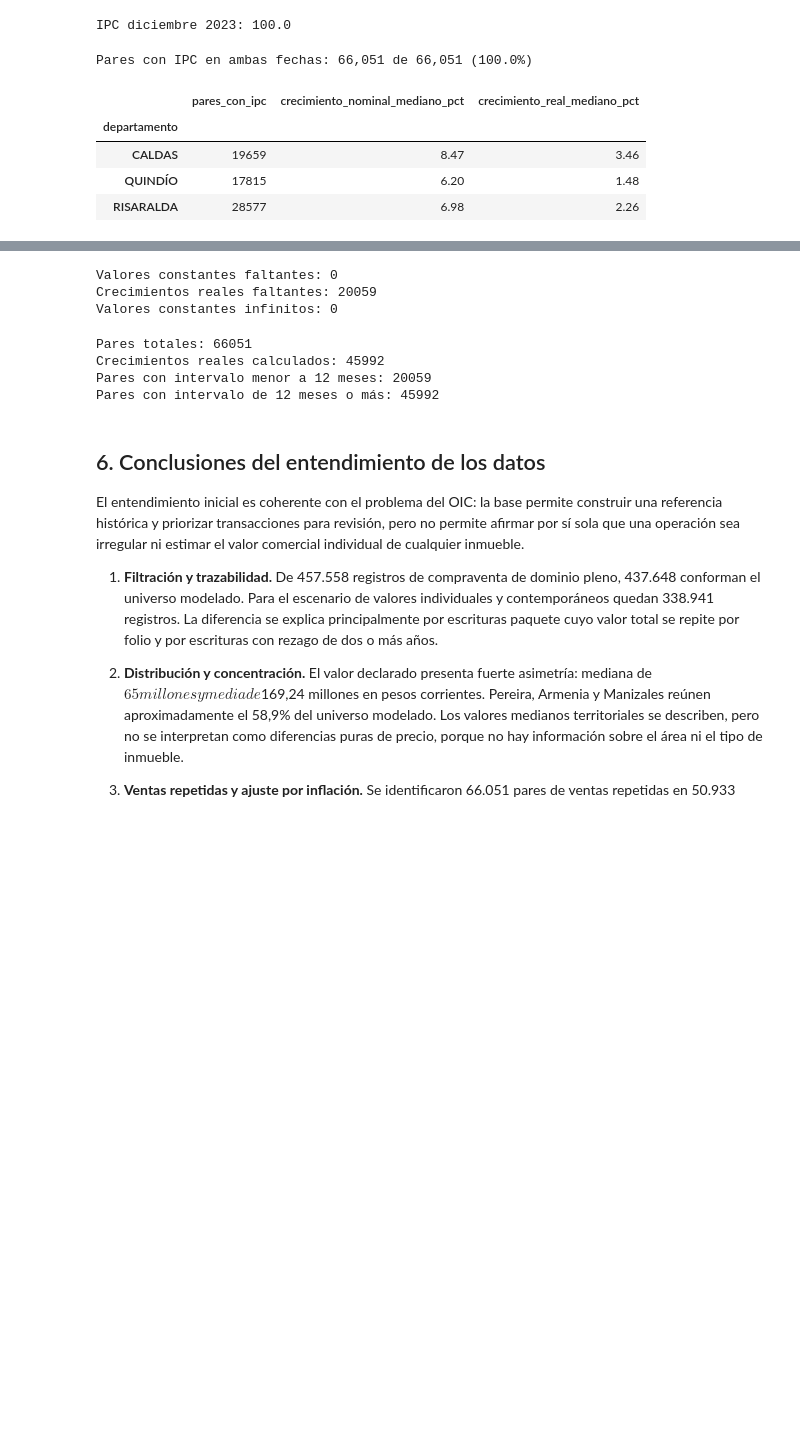
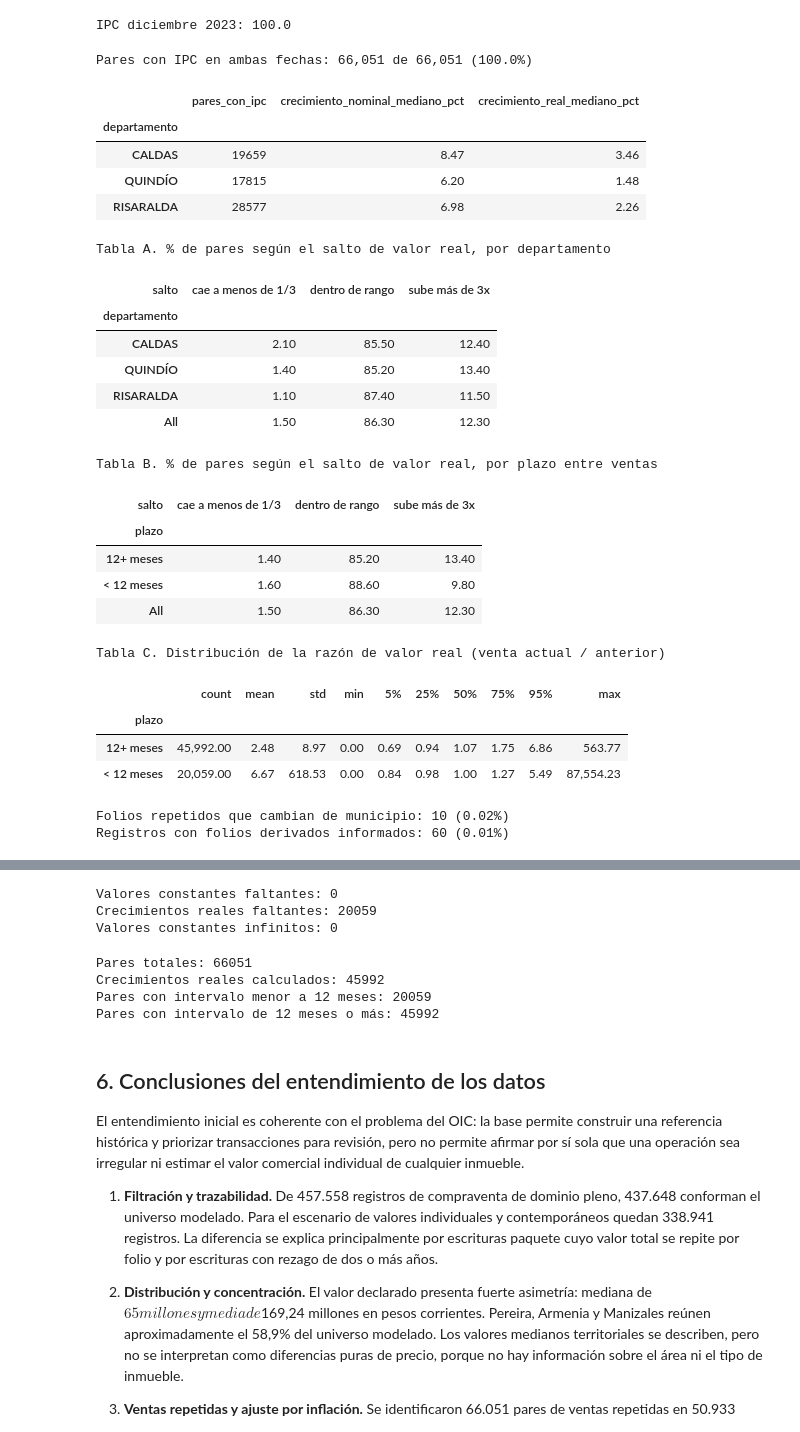
Before and after one commit to felipedbthecreator/Proyecto-GPA-MIAD, a Jupyter notebook: notebooks/parte3_entendimiento_datos_actualizado.ipynb, the cells around one changed output, grey strips where cells are left out. Saved outputs shown, nothing was run; the diff lists cells and outputs as text; code cells hidden in the pictures; blank space fills up the shorter version.

```diff
--- a/notebooks/parte3_entendimiento_datos_actualizado.ipynb
+++ b/notebooks/parte3_entendimiento_datos_actualizado.ipynb
@@ -315,7 +357,7 @@ El valor de cada escritura se expresa en pesos de diciembre de 2023 mediante:
 **Control:** si no se encuentra una serie mensual adecuada, el código detiene esta sección con un mensaje explícito; no inventa ni aproxima el IPC. La versión actual del informe reporta un cruce del 99,9% con IPC y un crecimiento real cercano al 29% en la mediana entre 2015 y 2023, calculado para el conjunto de compraventas de la Parte I. Ese resultado no se atribuye automáticamente a las ventas repetidas: aquí se recalcula sobre los pares disponibles.
 # %%
 # Configuración del archivo IPC del DANE
-IPC_ARCHIVO = RAIZ / "data" / "raw" / "anex-IPC-Variacion-oct2026.xlsx"
+IPC_ARCHIVO = RAIZ / "data" / "raw" / "fuentes" / "anex-IPC-Variacion-oct2026.xlsx"
 IPC_COL_FECHA = None
 IPC_COL_INDICE = None
 
@@ -573,3 +615,56 @@ Pares con IPC en ambas fechas: 66,051 de 66,051 (100.0%)
 | CALDAS | 19659 | 8.47 | 3.46 |
 | QUINDÍO | 17815 | 6.20 | 1.48 |
 | RISARALDA | 28577 | 6.98 | 2.26 |
+# %%
+# 4.c ¿El folio sigue siendo el mismo inmueble? (respuesta a la retroalimentación de la Guía 1)
+# Como FOLIOS_DERIVADOS viene vacío, se usan dos pruebas indirectas.
+p = pares.dropna(subset=["razon_valor_real"]).copy()
+
+# Prueba 1: saltos de valor real implausibles entre dos ventas del mismo folio
+# (umbral de trabajo: el valor real se multiplica por más de 3 o cae a menos de un tercio)
+p["salto"] = np.select(
+    [p["razon_valor_real"] > 3, p["razon_valor_real"] < 1/3],
+    ["sube más de 3x", "cae a menos de 1/3"],
+    default="dentro de rango",
+)
+p["plazo"] = np.where(p["meses_entre_ventas"] >= 12, "12+ meses", "< 12 meses")
+
+print("Tabla A. % de pares según el salto de valor real, por departamento")
+display(pd.crosstab(p["departamento"], p["salto"], normalize="index", margins=True).mul(100).round(1))
+
+print("Tabla B. % de pares según el salto de valor real, por plazo entre ventas")
+display(pd.crosstab(p["plazo"], p["salto"], normalize="index", margins=True).mul(100).round(1))
+
+print("Tabla C. Distribución de la razón de valor real (venta actual / anterior)")
+display(p.groupby("plazo")["razon_valor_real"]
+         .describe(percentiles=[.05, .25, .5, .75, .95]).round(2))
+
+# Prueba 2: un folio no debería cambiar de municipio entre ventas
+rep = d[candidatos & d["matricula"].isin(pares["matricula"])]
+cambia = rep.groupby("matricula")["divipola"].nunique().gt(1)
+print(f"\nFolios repetidos que cambian de municipio: {cambia.sum():,} ({cambia.mean()*100:.2f}%)")
+
+# Limitación documentada: el campo que permitiría ver desenglobes viene casi vacío
+deriv = d["folios_derivados"].notna() & d["folios_derivados"].astype(str).str.strip().ne("")
+print(f"Registros con folios derivados informados: {deriv.sum():,} ({deriv.mean()*100:.2f}%)")
+# %% [output]
+Tabla A. % de pares según el salto de valor real, por departamento
+| salto | cae a menos de 1/3 | dentro de rango | sube más de 3x |
+| departamento |  |  |  |
+| CALDAS | 2.10 | 85.50 | 12.40 |
+| QUINDÍO | 1.40 | 85.20 | 13.40 |
+| RISARALDA | 1.10 | 87.40 | 11.50 |
+| All | 1.50 | 86.30 | 12.30 |
+Tabla B. % de pares según el salto de valor real, por plazo entre ventas
+| salto | cae a menos de 1/3 | dentro de rango | sube más de 3x |
+| plazo |  |  |  |
+| 12+ meses | 1.40 | 85.20 | 13.40 |
+| < 12 meses | 1.60 | 88.60 | 9.80 |
+| All | 1.50 | 86.30 | 12.30 |
+Tabla C. Distribución de la razón de valor real (venta actual / anterior)
+|  | count | mean | std | min | 5% | 25% | 50% | 75% | 95% | max |
+| plazo |  |  |  |  |  |  |  |  |  |  |
+| 12+ meses | 45,992.00 | 2.48 | 8.97 | 0.00 | 0.69 | 0.94 | 1.07 | 1.75 | 6.86 | 563.77 |
+| < 12 meses | 20,059.00 | 6.67 | 618.53 | 0.00 | 0.84 | 0.98 | 1.00 | 1.27 | 5.49 | 87,554.23 |
+Folios repetidos que cambian de municipio: 10 (0.02%)
+Registros con folios derivados informados: 60 (0.01%)
```
Also changed, not shown: parts of 6 cells of this notebook.
